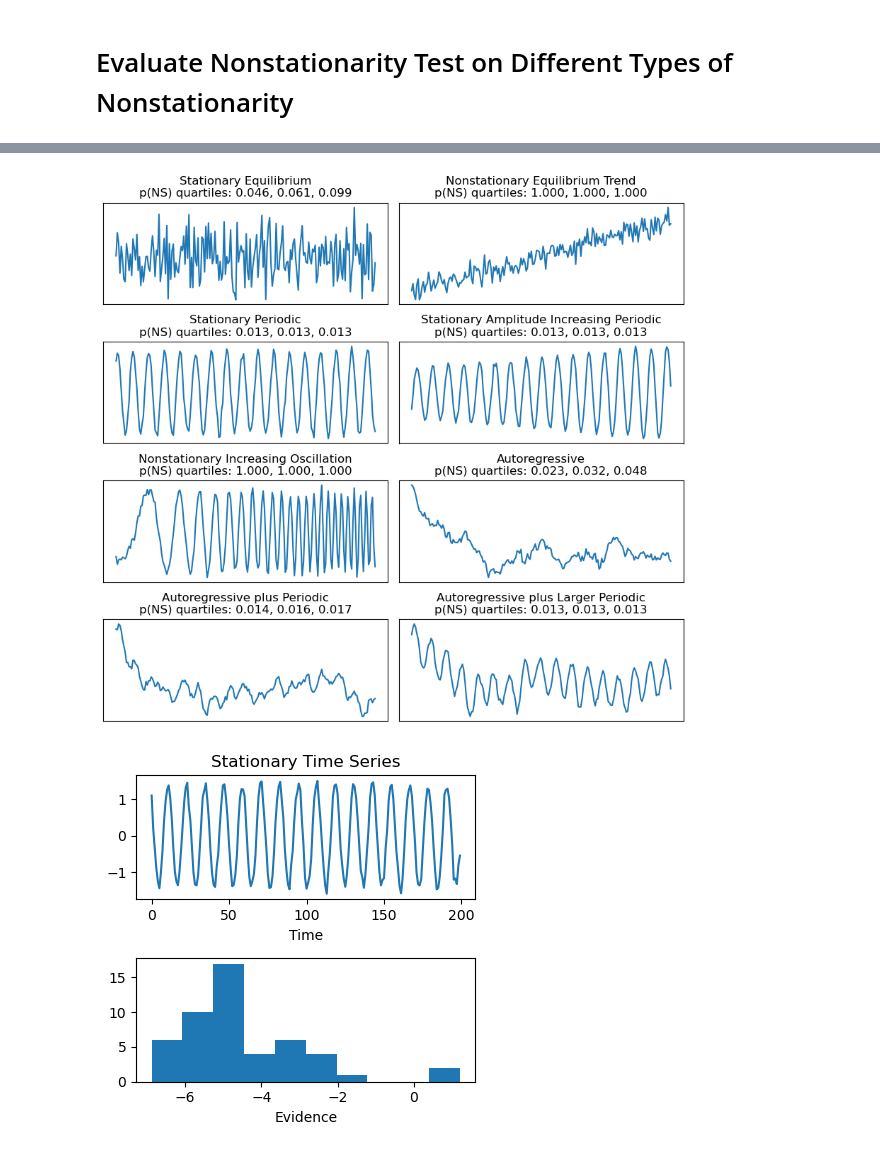
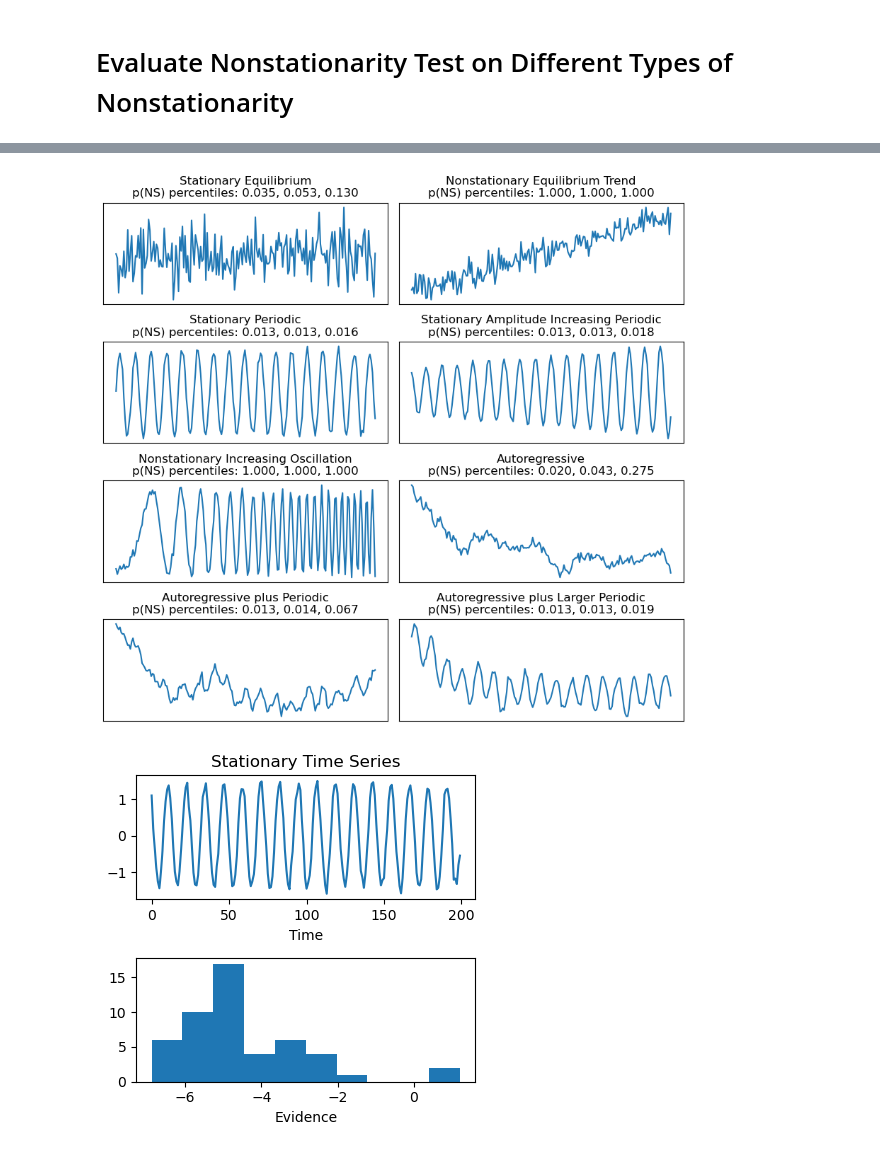
Before and after one commit to kenflat2/NS-Map, a Jupyter notebook: experiments/linear/plot_linear_results.ipynb, the cells around one changed output, grey strips where cells are left out. Saved outputs shown, nothing was run; the diff lists cells and outputs as text; code cells hidden in the pictures.

```diff
--- a/experiments/linear/plot_linear_results.ipynb
+++ b/experiments/linear/plot_linear_results.ipynb
@@ -42,36 +42,36 @@ evidence_to_probability = lambda ev: (10 ** (ev / 10)) / ((10 ** (ev / 10)) + 1)
 
 titles = ["Stationary Equilibrium", "Nonstationary Equilibrium Trend", "Stationary Periodic",
           "Stationary Amplitude Increasing Periodic", "Nonstationary Increasing Oscillation",
           "Autoregressive", "Autoregressive plus Periodic", "Autoregressive plus Larger Periodic"]
 
 for i, para in enumerate(params["experiments"]):
     data = np.loadtxt(f"{para['name']}.csv", delimiter=",")
     function_name = f"generate_{para['name']}"
     generate_function = globals().get(function_name)
 
     # Calculate p(NS) statistics
     pns = evidence_to_probability(data[:, 0])
-    q25, q50, q75 = np.percentile(pns, [25, 50, 75])
-    label = f"p(NS) quartiles: {q25:.3f}, {q50:.3f}, {q75:.3f}"
+    q5, q50, q95 = np.percentile(pns, [5, 50, 95])
+    label = f"p(NS) percentiles: {q5:.3f}, {q50:.3f}, {q95:.3f}"
 
     line, = ax[i].plot(generate_function())
     ax[i].set_title(titles[i] + "\n" + label)
     ax[i].set_yticks([])
     ax[i].set_xticks([])
     # ax[i].set_xlabel("time")
     # # Add legend with no line color
     # from matplotlib.lines import Line2D
     # custom_legend = [Line2D([0], [0], color='none', marker='', label=label)]
     # ax[i].legend(handles=custom_legend, loc='upper right', frameon=False)
 
 # Hide any unused subplots
 for j in range(i+1, len(ax)):
     ax[j].axis('off')
 
 plt.tight_layout()
 plt.savefig("../../figures_eps/Figure_S1.eps", format="eps")
 # %% [output]
-[figure, old version]
+[figure, new version]
 # %%
 # Plot the time series on the first subplot
 ax[0].plot(generate_stationary_linear())
```
Also changed, not shown: parts of 1 cell of this notebook, 10 other files.
